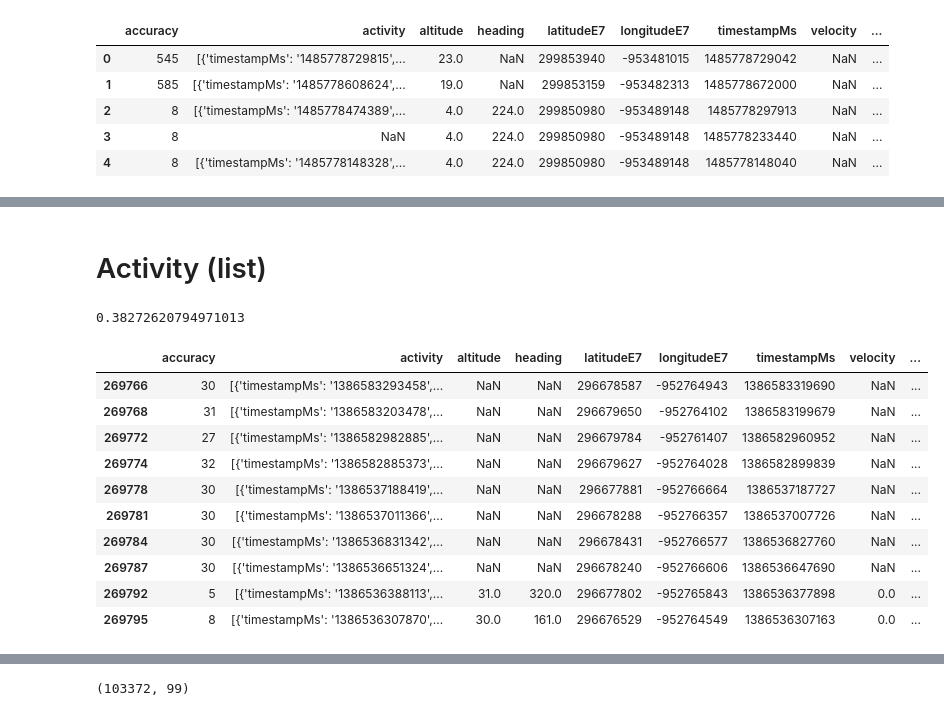
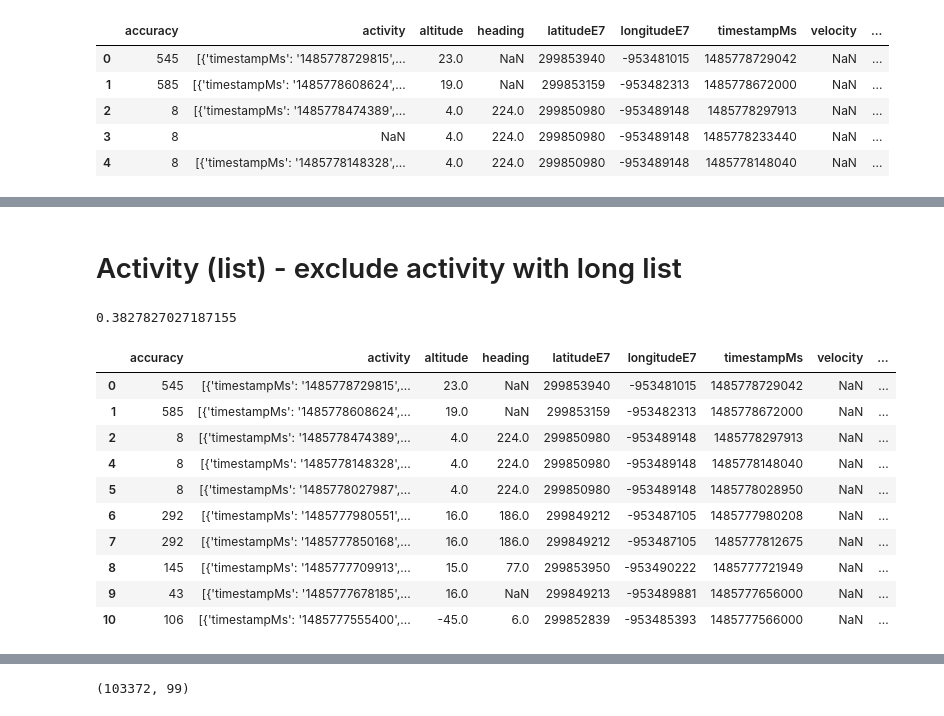
Before and after one commit to anhquan0412/google-location, a Jupyter notebook: cleaning.ipynb, the cells around one changed output, grey strips where cells are left out. Drawn from its saved outputs; the diff is of its cells as text; code cells hidden in the pictures.

```diff
--- a/cleaning.ipynb
+++ b/cleaning.ipynb
@@ -36,7 +40,7 @@ df.tail(10) # sort newest to oldest by datetime
 # %%
 df.timestampMs = df.timestampMs.astype(np.int64)
 # %%
-df['date_time'] = pd.to_datetime(df.timestampMs,unit='ms').dt.tz_localize('utc').dt.tz_convert('US/Central')
+# df['date_time'] = pd.to_datetime(df.timestampMs,unit='ms').dt.tz_localize('utc').dt.tz_convert('US/Central')
 # %%
 df.head()
 # %% [output]
@@ -47,10 +51,10 @@ df.head()
 | 3 | 16 | NaN | 118.0 | NaN | 390846477 | -771527482 | 1531421692554 | NaN | ... |
 | 4 | 26 | NaN | NaN | NaN | 390845015 | -771527064 | 1531421092427 | NaN | ... |
 # %%
-# from 2013 to dec 2017 - studying at Houston
-# df_houston = df[df.timestampMs <= 1485752399000]
+# from 2013 to 1/30/2017 6:18 am - studying at Houston
+df_houston = df[df.timestampMs <= 1485778729042].reset_index(drop=True)
 # %%
-df_houston = df[df.date_time <= '2017-01-30 06:20:00'].reset_index(drop=True)
+# df_houston = df[df.date_time <= '2017-01-30 06:20:00'].reset_index(drop=True)
 # %%
 df_houston.head()
 # %% [output]
@@ -70,28 +74,28 @@ df_houston.shape
 # %%
 # df_houston = pd.read_csv(PATH/'houston.csv')
 # %% [markdown]
-# Activity (list)
+# Activity (list) - exclude activity with long list
 # %%
 df_act = df_houston[~df_houston.activity.isnull()].copy()
 # %%
 # % of non-null activity records
 len(df_act)/ len(df_houston)
 # %% [output]
-0.38272620794971013
+0.3827827027187155
 # %%
-df_act.tail(10)
+df_act.head(10)
 # %% [output]
 |  | accuracy | activity | altitude | heading | latitudeE7 | longitudeE7 | timestampMs | velocity | ... |
-| 269766 | 30 | [{'timestampMs': '1386583293458',... | NaN | NaN | 296678587 | -952764943 | 1386583319690 | NaN | ... |
-| 269768 | 31 | [{'timestampMs': '1386583203478',... | NaN | NaN | 296679650 | -952764102 | 1386583199679 | NaN | ... |
-| 269772 | 27 | [{'timestampMs': '1386582982885',... | NaN | NaN | 296679784 | -952761407 | 1386582960952 | NaN | ... |
-| 269774 | 32 | [{'timestampMs': '1386582885373',... | NaN | NaN | 296679627 | -952764028 | 1386582899839 | NaN | ... |
-| 269778 | 30 | [{'timestampMs': '1386537188419',... | NaN | NaN | 296677881 | -952766664 | 1386537187727 | NaN | ... |
-| 269781 | 30 | [{'timestampMs': '1386537011366',... | NaN | NaN | 296678288 | -952766357 | 1386537007726 | NaN | ... |
-| 269784 | 30 | [{'timestampMs': '1386536831342',... | NaN | NaN | 296678431 | -952766577 | 1386536827760 | NaN | ... |
-| 269787 | 30 | [{'timestampMs': '1386536651324',... | NaN | NaN | 296678240 | -952766606 | 1386536647690 | NaN | ... |
-| 269792 | 5 | [{'timestampMs': '1386536388113',... | 31.0 | 320.0 | 296677802 | -952765843 | 1386536377898 | 0.0 | ... |
-| 269795 | 8 | [{'timestampMs': '1386536307870',... | 30.0 | 161.0 | 296676529 | -952764549 | 1386536307163 | 0.0 | ... |
+| 0 | 545 | [{'timestampMs': '1485778729815',... | 23.0 | NaN | 299853940 | -953481015 | 1485778729042 | NaN | ... |
+| 1 | 585 | [{'timestampMs': '1485778608624',... | 19.0 | NaN | 299853159 | -953482313 | 1485778672000 | NaN | ... |
+| 2 | 8 | [{'timestampMs': '1485778474389',... | 4.0 | 224.0 | 299850980 | -953489148 | 1485778297913 | NaN | ... |
+| 4 | 8 | [{'timestampMs': '1485778148328',... | 4.0 | 224.0 | 299850980 | -953489148 | 1485778148040 | NaN | ... |
+| 5 | 8 | [{'timestampMs': '1485778027987',... | 4.0 | 224.0 | 299850980 | -953489148 | 1485778028950 | NaN | ... |
+| 6 | 292 | [{'timestampMs': '1485777980551',... | 16.0 | 186.0 | 299849212 | -953487105 | 1485777980208 | NaN | ... |
+| 7 | 292 | [{'timestampMs': '1485777850168',... | 16.0 | 186.0 | 299849212 | -953487105 | 1485777812675 | NaN | ... |
+| 8 | 145 | [{'timestampMs': '1485777709913',... | 15.0 | 77.0 | 299853950 | -953490222 | 1485777721949 | NaN | ... |
+| 9 | 43 | [{'timestampMs': '1485777678185',... | 16.0 | NaN | 299849213 | -953489881 | 1485777656000 | NaN | ... |
+| 10 | 106 | [{'timestampMs': '1485777555400',... | -45.0 | 6.0 | 299852839 | -953485393 | 1485777566000 | NaN | ... |
 # %%
 df_act_expand = df_act.activity.apply(pd.Series)
 # %%
```
Also changed, not shown: parts of 36 cells of this notebook, 1 other file.
